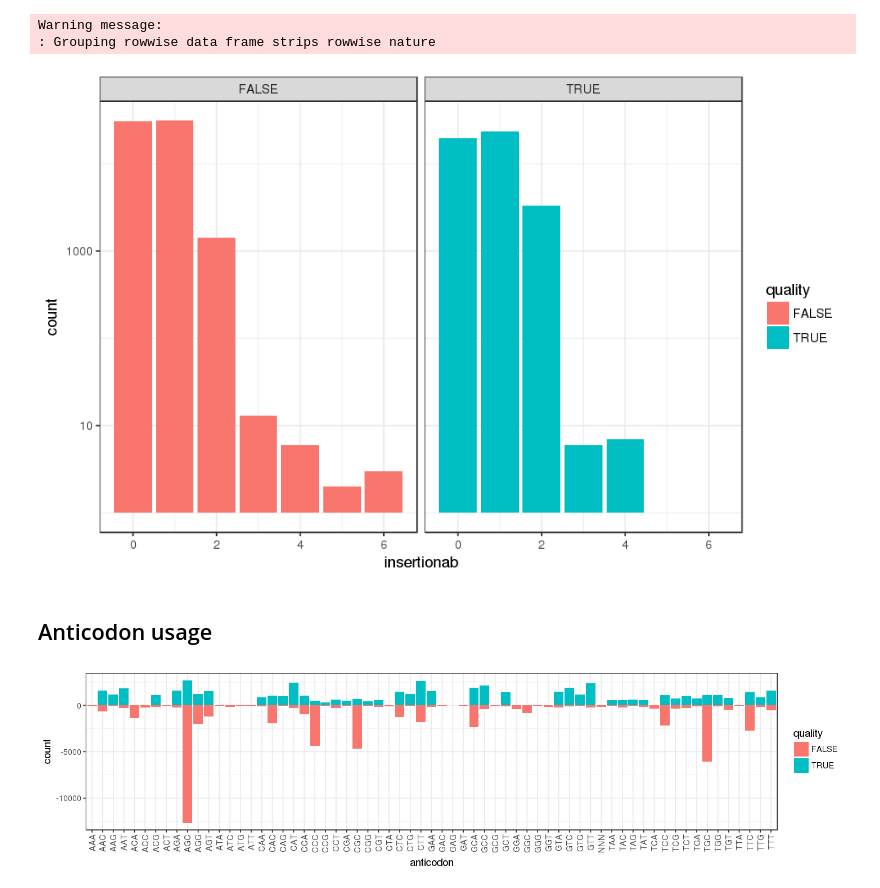
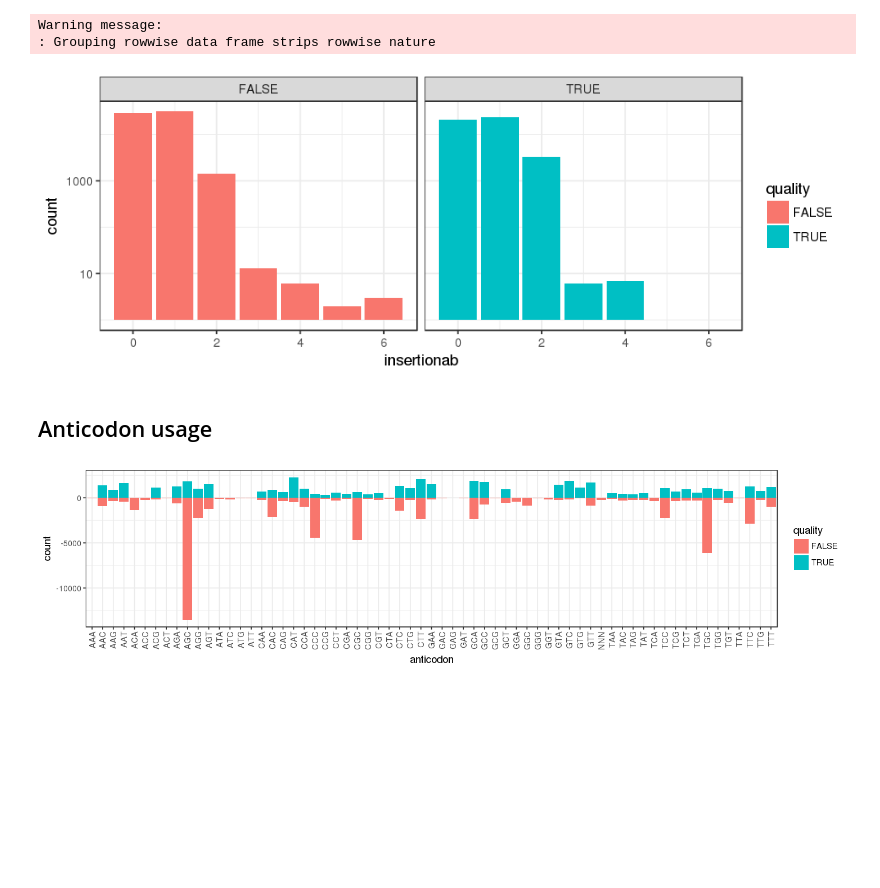
Before and after one commit to bylin/euk-features, a Jupyter notebook: notebooks/quality-set-IDEs.ipynb, the cells around one changed output. Saved outputs shown, nothing was run; the diff lists cells and outputs as text; code cells hidden in the pictures; blank space fills up the shorter version.

```diff
--- a/notebooks/quality-set-IDEs.ipynb
+++ b/notebooks/quality-set-IDEs.ipynb
@@ -26,3 +16,4 @@ tRNAs contain a variable number of [insertions at position 20](http://zam.soe.uc
 identities = read.delim('identities.tsv', sep='\t')
 identities$quality = as.logical(identities$quality)
 identities$restrict = as.logical(identities$restrict)
+identities = identities %>% mutate(quality=quality & (!restrict | isotype == "iMet"))
@@ -35,17 +32,17 @@ identities %>% group_by(quality & !restrict) %>% summarize(n())
 # %%
 insertionab = identities %>%
   rowwise() %>% mutate(insertionab=nchar(str_replace_all(paste0(X20a, X20b, X20i1, X20i2, X20i3, X20i4), '[\\.\\-]', ''))) %>%
-  mutate(quality=quality & !restrict) %>%
+  mutate(quality=quality & (!restrict | isotype == "iMet")) %>%
   group_by(quality, insertionab) %>%
   summarize(count=n())
 # %% [output]
 Warning message:
 : Grouping rowwise data frame strips rowwise nature
 # %%
-options(repr.plot.width=8, repr.plot.height=5)
+options(repr.plot.width=8, repr.plot.height=3)
 insertionab %>% ggplot() + geom_bar(aes(x=insertionab, y=count, fill=quality), stat="identity") + facet_wrap(~ quality)  + scale_y_continuous(trans='log10')
 # %% [output]
-[figure, old version]
+[figure, new version]
 # %% [markdown]
 ## Anticodon usage
 # %%
@@ -56,4 +53,4 @@ identities %>% group_by(quality, anticodon) %>%
   ggplot() + geom_bar(aes(x=anticodon, y=count, fill=quality), stat='identity') +
     theme(axis.text.x=element_text(angle=90, hjust=1, vjust=0.5))
 # %% [output]
-[figure, old version]
+[figure, new version]
```
Also changed, not shown: parts of 6 cells of this notebook.
